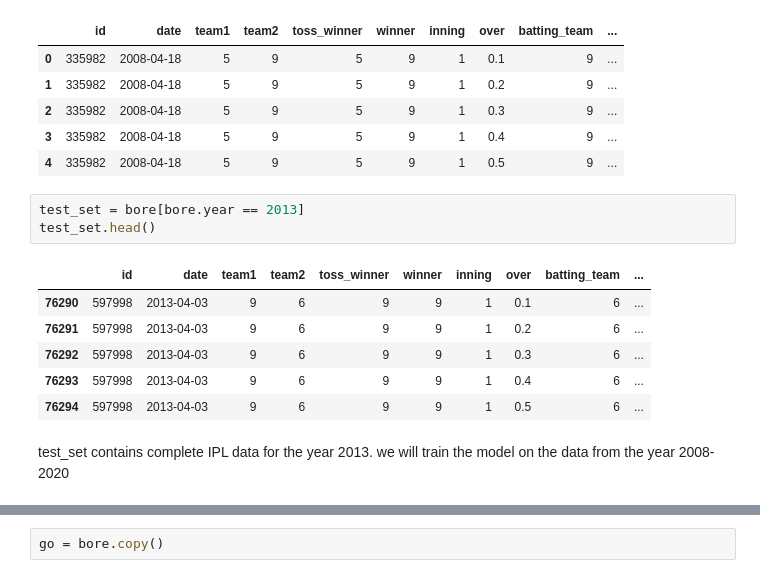
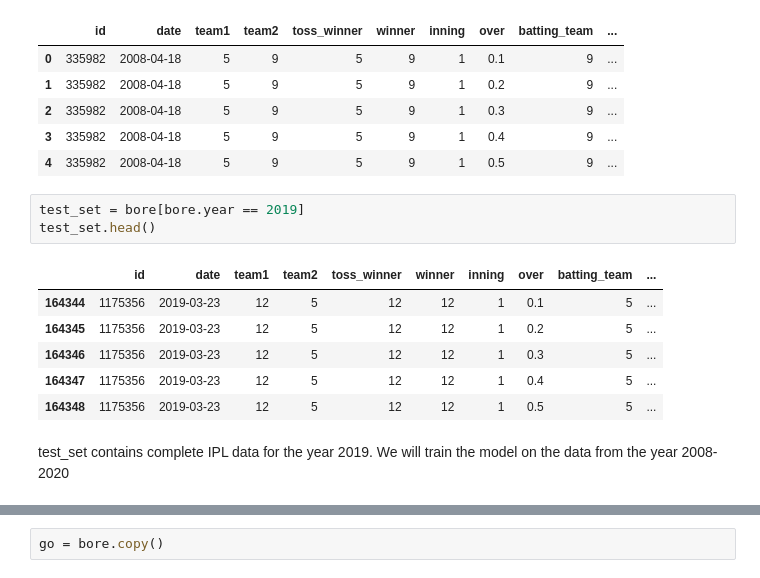
Before and after one commit to UtkarshAIITB/IPL-Data-Analysis, a Jupyter notebook: ML_models.ipynb, the cells around one changed output, grey strips where cells are left out. Cells and saved outputs as stored; diff of their text form.

```diff
--- a/ML_models.ipynb
+++ b/ML_models.ipynb
@@ -209,15 +222,15 @@ bore.head()
 | 3 | 335982 | 2008-04-18 | 5 | 9 | 5 | 9 | 1 | 0.4 | 9 | ... |
 | 4 | 335982 | 2008-04-18 | 5 | 9 | 5 | 9 | 1 | 0.5 | 9 | ... |
 # %%
-test_set = bore[bore.year == 2013]
+test_set = bore[bore.year == 2019]
 test_set.head()
 # %% [output]
 |  | id | date | team1 | team2 | toss_winner | winner | inning | over | batting_team | ... |
-| 76290 | 597998 | 2013-04-03 | 9 | 6 | 9 | 9 | 1 | 0.1 | 6 | ... |
-| 76291 | 597998 | 2013-04-03 | 9 | 6 | 9 | 9 | 1 | 0.2 | 6 | ... |
-| 76292 | 597998 | 2013-04-03 | 9 | 6 | 9 | 9 | 1 | 0.3 | 6 | ... |
-| 76293 | 597998 | 2013-04-03 | 9 | 6 | 9 | 9 | 1 | 0.4 | 6 | ... |
-| 76294 | 597998 | 2013-04-03 | 9 | 6 | 9 | 9 | 1 | 0.5 | 6 | ... |
+| 164344 | 1175356 | 2019-03-23 | 12 | 5 | 12 | 12 | 1 | 0.1 | 5 | ... |
+| 164345 | 1175356 | 2019-03-23 | 12 | 5 | 12 | 12 | 1 | 0.2 | 5 | ... |
+| 164346 | 1175356 | 2019-03-23 | 12 | 5 | 12 | 12 | 1 | 0.3 | 5 | ... |
+| 164347 | 1175356 | 2019-03-23 | 12 | 5 | 12 | 12 | 1 | 0.4 | 5 | ... |
+| 164348 | 1175356 | 2019-03-23 | 12 | 5 | 12 | 12 | 1 | 0.5 | 5 | ... |
 # %% [markdown]
-test_set contains complete IPL data for the year 2013.
-we will train the model on the data from the year 2008-2020
+test_set contains complete IPL data for the year 2019.
+We will train the model on the data from the year 2008-2020
```
Also changed, not shown: parts of 144 cells of this notebook.
